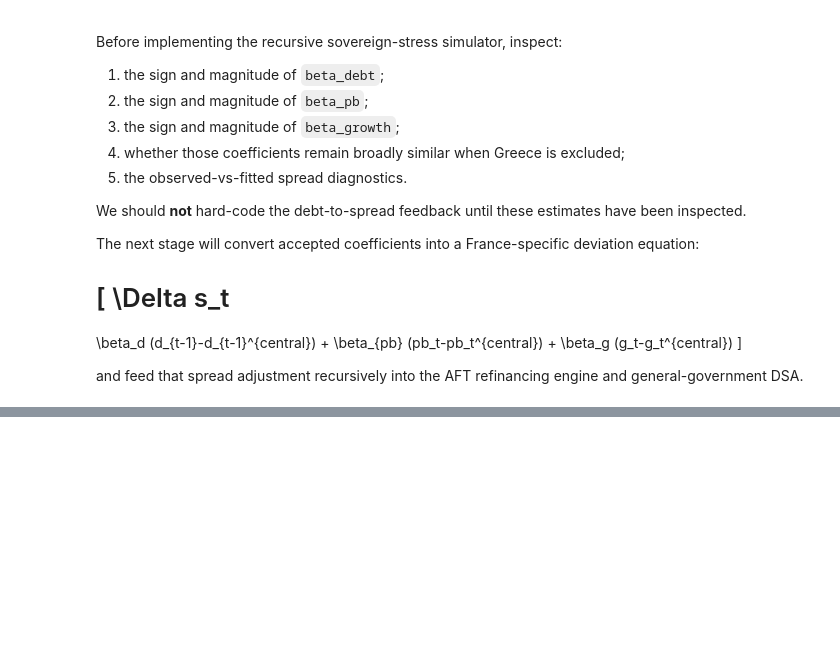
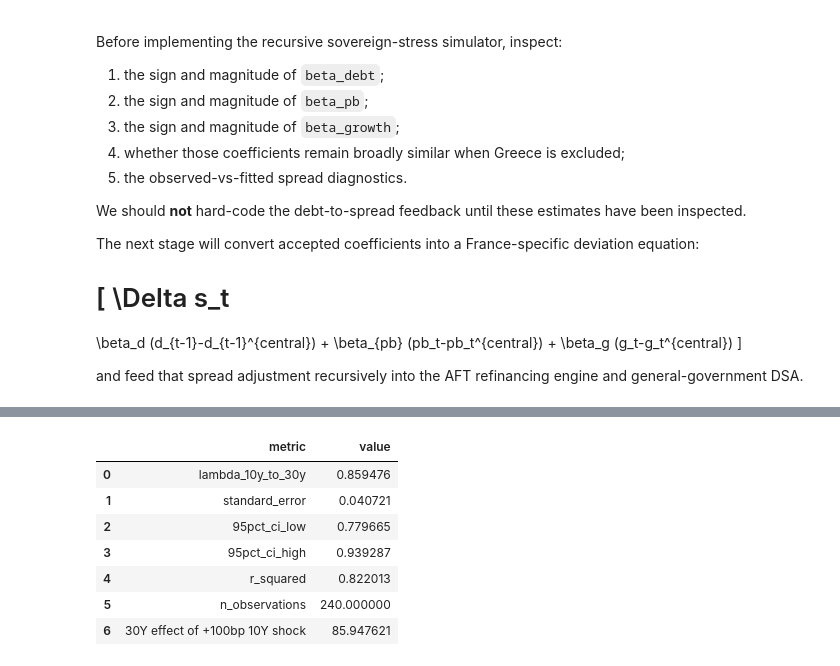
Before and after one commit to MikelCoti/french_oat_model, a Jupyter notebook: notebooks/03_sovereign_stress_dsa.ipynb, the cells around one changed output, grey strips where cells are left out. Cells and saved outputs as stored; diff of their text form; code cells hidden in the pictures; blank space fills up the shorter version.

```diff
--- a/notebooks/03_sovereign_stress_dsa.ipynb
+++ b/notebooks/03_sovereign_stress_dsa.ipynb
@@ -1483,0 +2292,64 @@ plt.show()
+# %%
+# ============================================================
+# Economically readable transmission coefficient
+# ============================================================
+
+LAMBDA_10Y_TO_30Y = float(
+    maturity_transmission_model.params[
+        "delta_spread_10y"
+    ]
+)
+
+lambda_se = float(
+    maturity_transmission_model.bse[
+        "delta_spread_10y"
+    ]
+)
+
+lambda_ci = (
+    maturity_transmission_model
+    .conf_int()
+    .loc[
+        "delta_spread_10y"
+    ]
+)
+
+transmission_summary = pd.DataFrame({
+    "metric": [
+        "lambda_10y_to_30y",
+        "standard_error",
+        "95pct_ci_low",
+        "95pct_ci_high",
+        "r_squared",
+        "n_observations",
+        "30Y effect of +100bp 10Y shock",
+    ],
+
+    "value": [
+        LAMBDA_10Y_TO_30Y,
+        lambda_se,
+        float(lambda_ci.iloc[0]),
+        float(lambda_ci.iloc[1]),
+        float(
+            maturity_transmission_model.rsquared
+        ),
+        int(
+            maturity_transmission_model.nobs
+        ),
+        (
+            LAMBDA_10Y_TO_30Y
+            * 100
+        ),
+    ],
+})
+
+transmission_summary
+# %% [output]
+|  | metric | value |
+| 0 | lambda_10y_to_30y | 0.859476 |
+| 1 | standard_error | 0.040721 |
+| 2 | 95pct_ci_low | 0.779665 |
+| 3 | 95pct_ci_high | 0.939287 |
+| 4 | r_squared | 0.822013 |
+| 5 | n_observations | 240.000000 |
+| 6 | 30Y effect of +100bp 10Y shock | 85.947621 |
```
Also changed, not shown: parts of 17 cells of this notebook, 7 other files.
